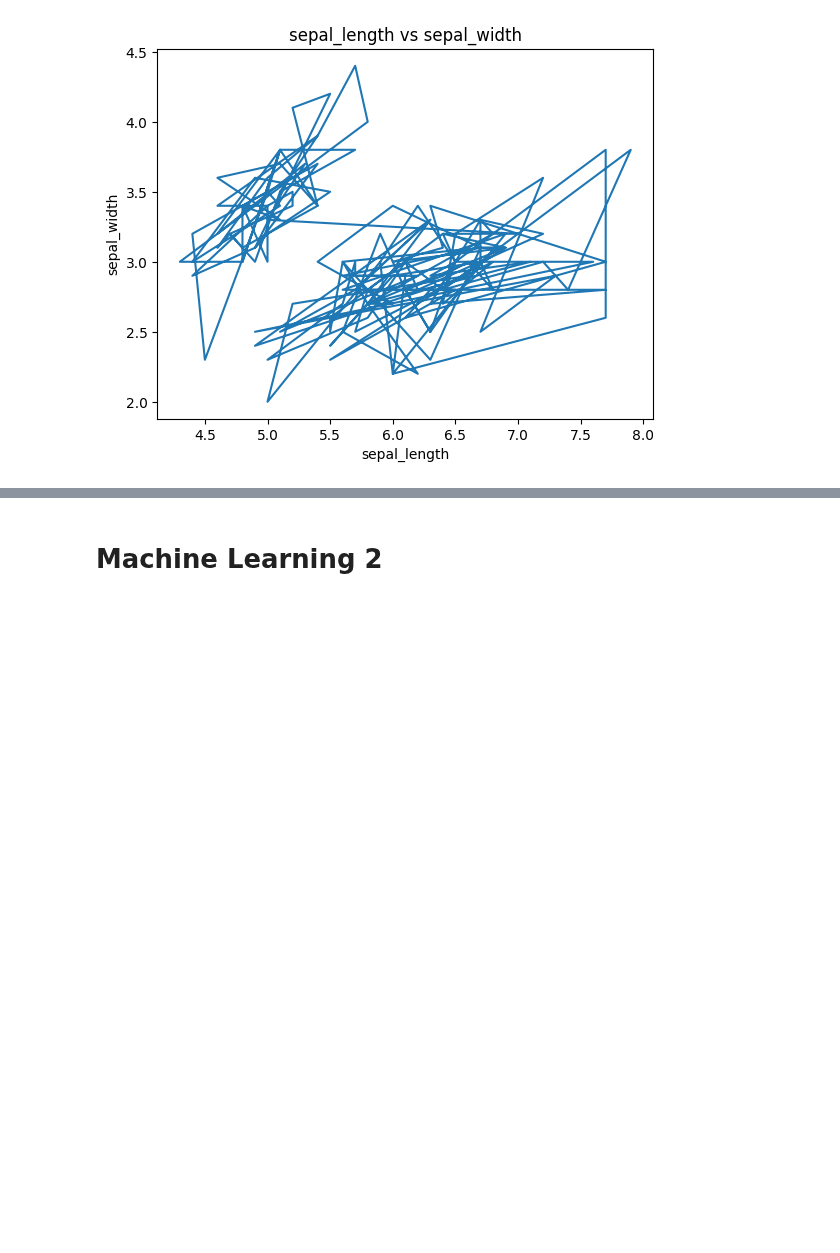
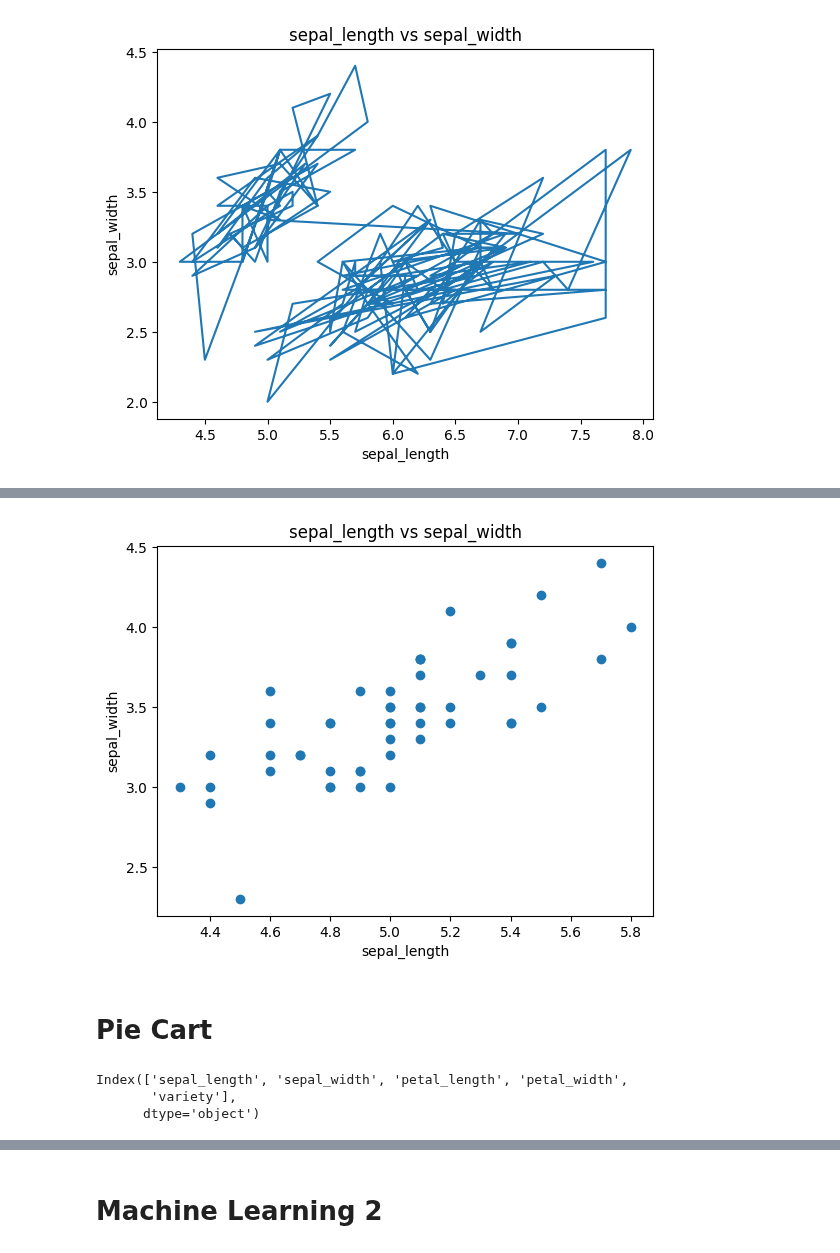
Before and after one commit to Haseebi-khan/MachineLearning, a Jupyter notebook: MachineLearning.ipynb, the cells around one changed output, grey strips where cells are left out. Saved outputs shown, nothing was run; the diff lists cells and outputs as text; code cells hidden in the pictures; blank space fills up the shorter version.

```diff
--- a/MachineLearning.ipynb
+++ b/MachineLearning.ipynb
@@ -113,0 +114,22 @@ plt.show()
+# %%
+# print(data.columns)
+setosaData = data[data.variety == 'Setosa']
+
+plt.scatter(setosaData.sepal_length, setosaData.sepal_width )
+plt.xlabel("sepal_length")
+plt.ylabel("sepal_width")
+plt.title("sepal_length vs sepal_width")
+plt.show()
+# %% [output]
+[figure, added]
+# %% [markdown]
+# Pie Cart
+# %%
+a=[10,20,60,50]
+label=["A","B","C","D"]
+cols=["green","red","grey","blue"]
+data.columns
+# %% [output]
+Index(['sepal_length', 'sepal_width', 'petal_length', 'petal_width',
+       'variety'],
+      dtype='object')
```
Also changed, not shown: parts of 4 cells of this notebook.
